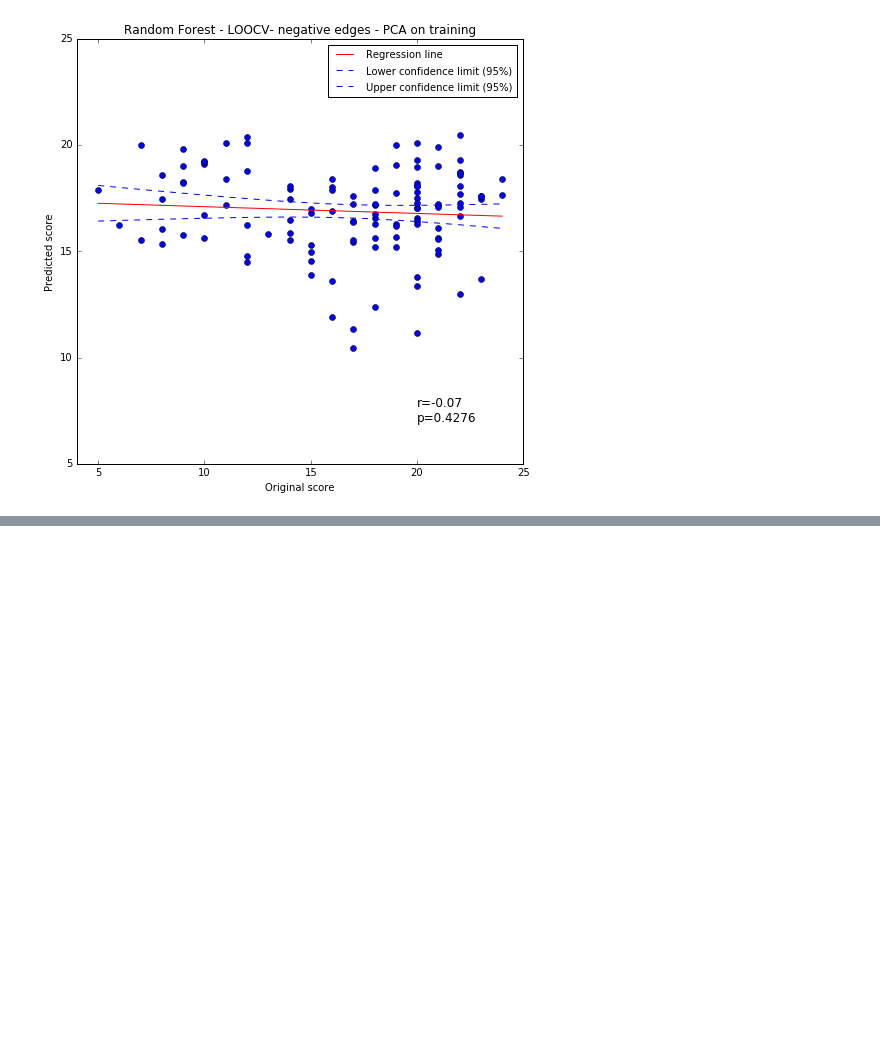
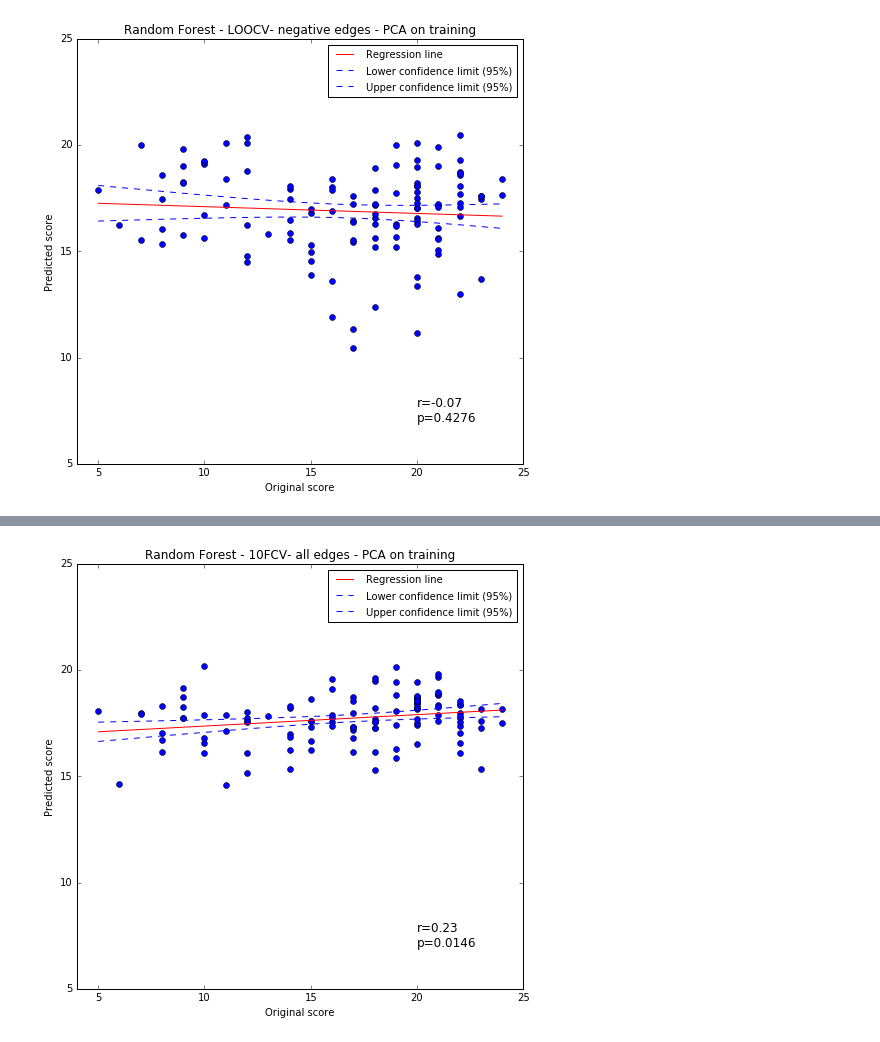
Before and after one commit to paola-g/iq_prediction, a Jupyter notebook: random_forest.ipynb, the cells around one changed output, grey strips where cells are left out. Cells and saved outputs as stored; diff of their text form; code cells hidden in the pictures; blank space fills up the shorter version.

```diff
--- a/random_forest.ipynb
+++ b/random_forest.ipynb
@@ -292,0 +350,4 @@ regression_plot(np.ravel(gF),np.ravel(preds_4),'Random Forest - LOOCV- negative
+# %%
+regression_plot(np.ravel(gF),np.ravel(preds_6),'Random Forest - 10FCV- all edges - PCA on training')
+# %% [output]
+[figure, added]
```
Also changed, not shown: parts of 8 cells of this notebook.
